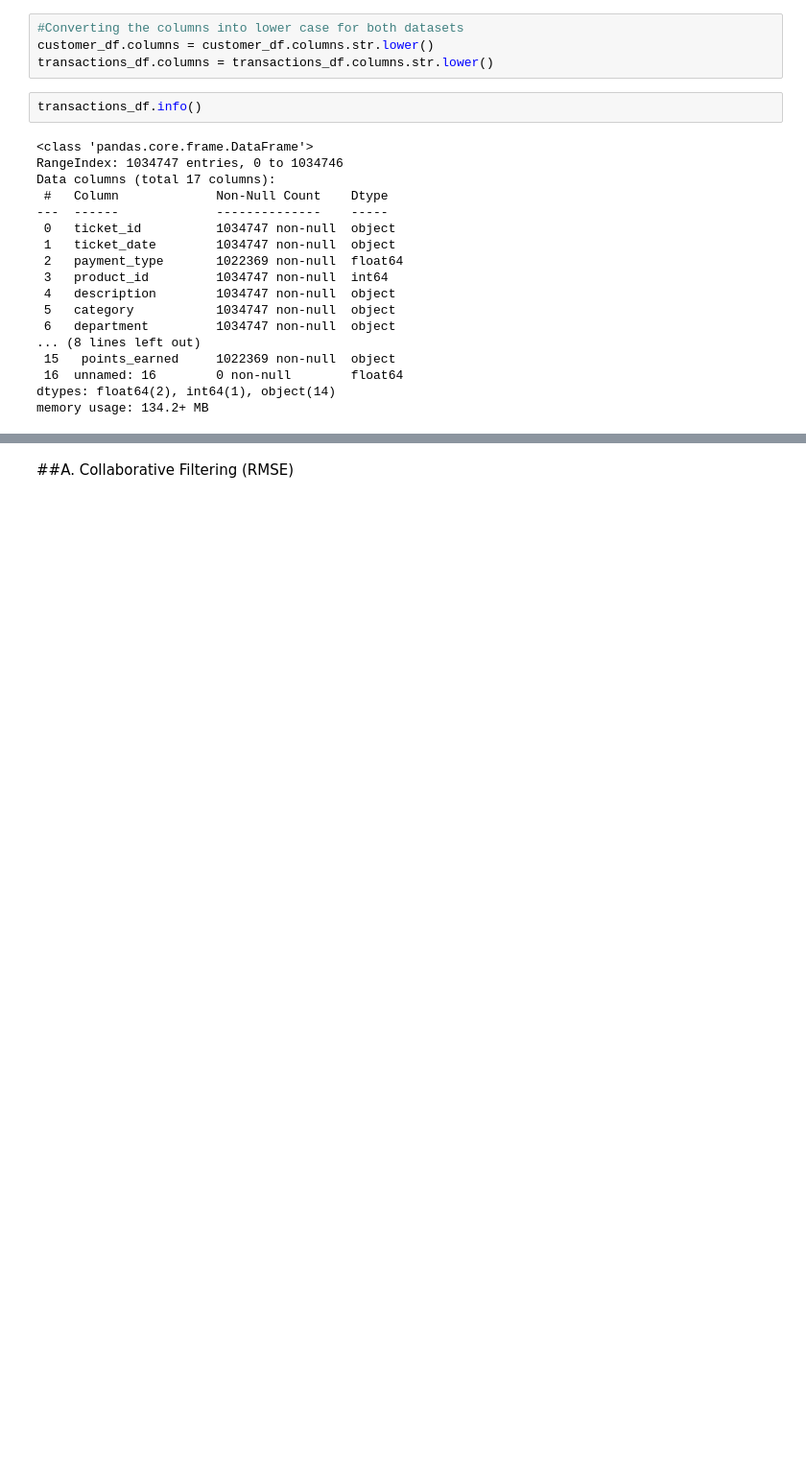
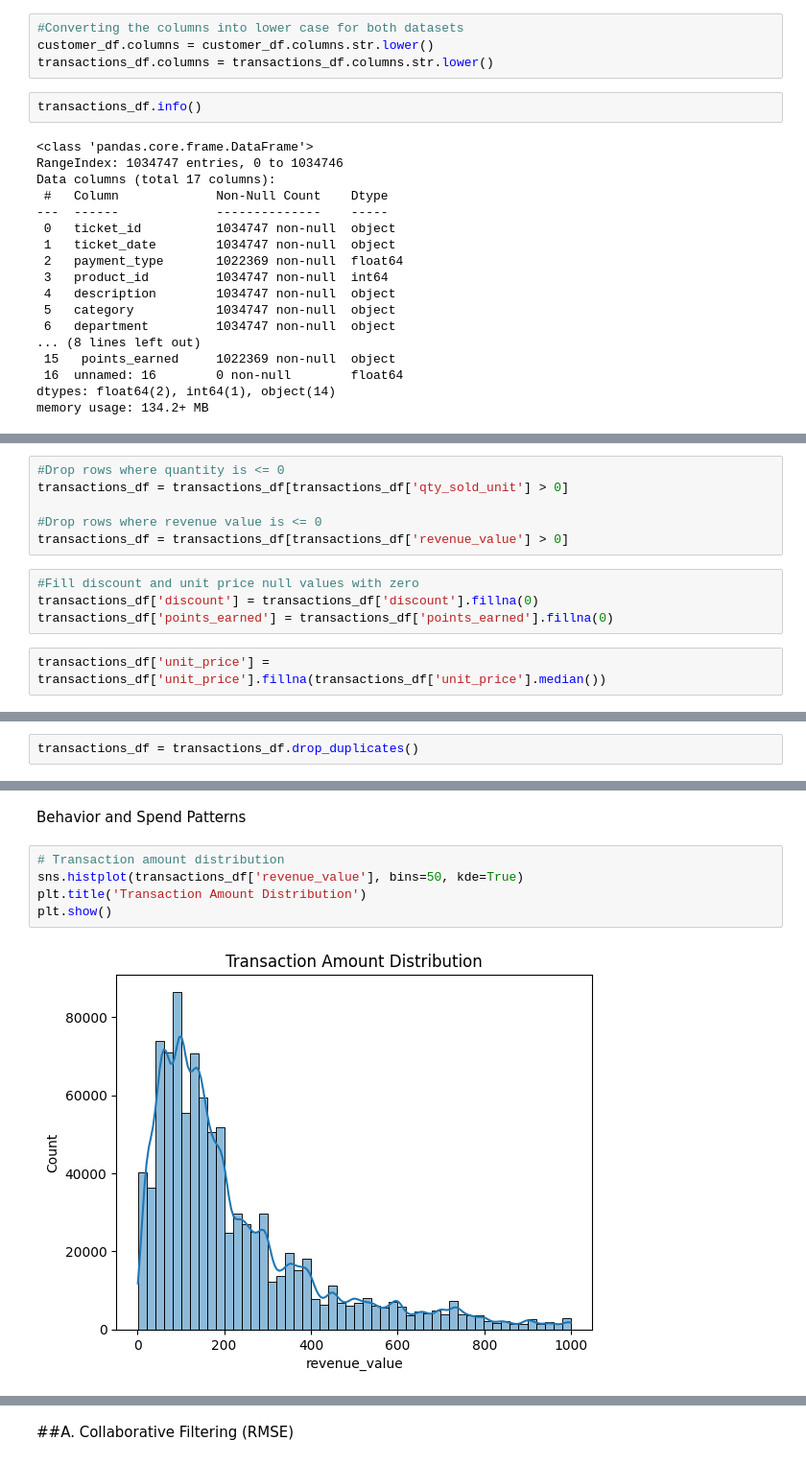
Before and after one commit to Sama-stack/Loyalty-Program-Project-Group-2, a Jupyter notebook: Group_2_Phase_5_Project_Capstone.ipynb, the cells around one changed output, grey strips where cells are left out. Shown: that part at 96% size. Cells and saved outputs as stored; diff of their text form; blank space fills up the shorter version.

```diff
--- a/Group_2_Phase_5_Project_Capstone.ipynb
+++ b/Group_2_Phase_5_Project_Capstone.ipynb
@@ -295,0 +292,12 @@ customer_loyalty_program.shape
+# %%
+#Drop rows where quantity is <= 0
+transactions_df = transactions_df[transactions_df['qty_sold_unit'] > 0]
+
+#Drop rows where revenue value is <= 0
+transactions_df = transactions_df[transactions_df['revenue_value'] > 0]
+# %%
+#Fill discount and unit price null values with zero
+transactions_df['discount'] = transactions_df['discount'].fillna(0)
+transactions_df['points_earned'] = transactions_df['points_earned'].fillna(0)
+# %%
+transactions_df['unit_price'] = transactions_df['unit_price'].fillna(transactions_df['unit_price'].median())
@@ -295,0 +315,2 @@ customer_loyalty_program.shape
+# %%
+transactions_df = transactions_df.drop_duplicates()
@@ -295,0 +415,9 @@ customer_loyalty_program.shape
+# %% [markdown]
+Behavior and Spend Patterns
+# %%
+# Transaction amount distribution
+sns.histplot(transactions_df['revenue_value'], bins=50, kde=True)
+plt.title('Transaction Amount Distribution')
+plt.show()
+# %% [output]
+[figure, added]
```
Also changed, not shown: parts of 89 cells of this notebook.
